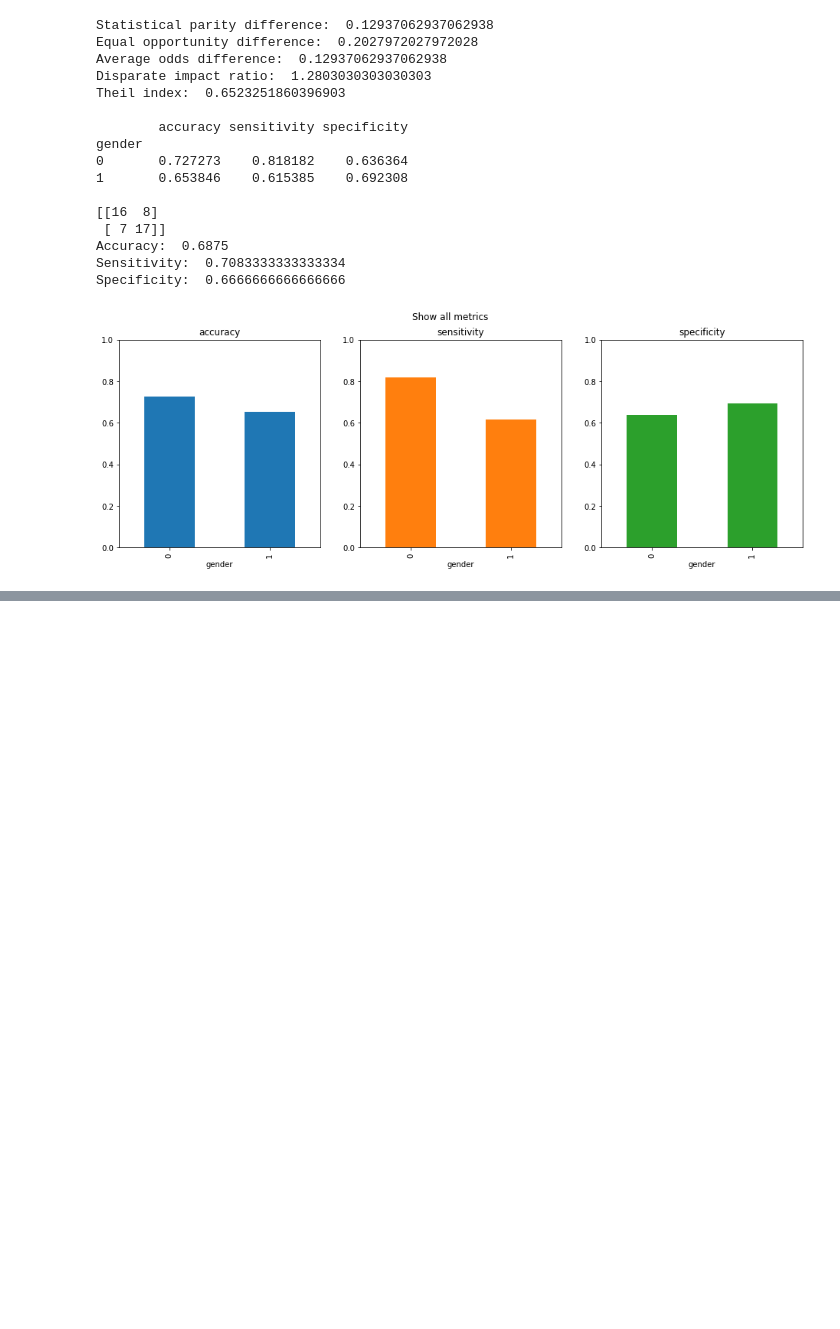
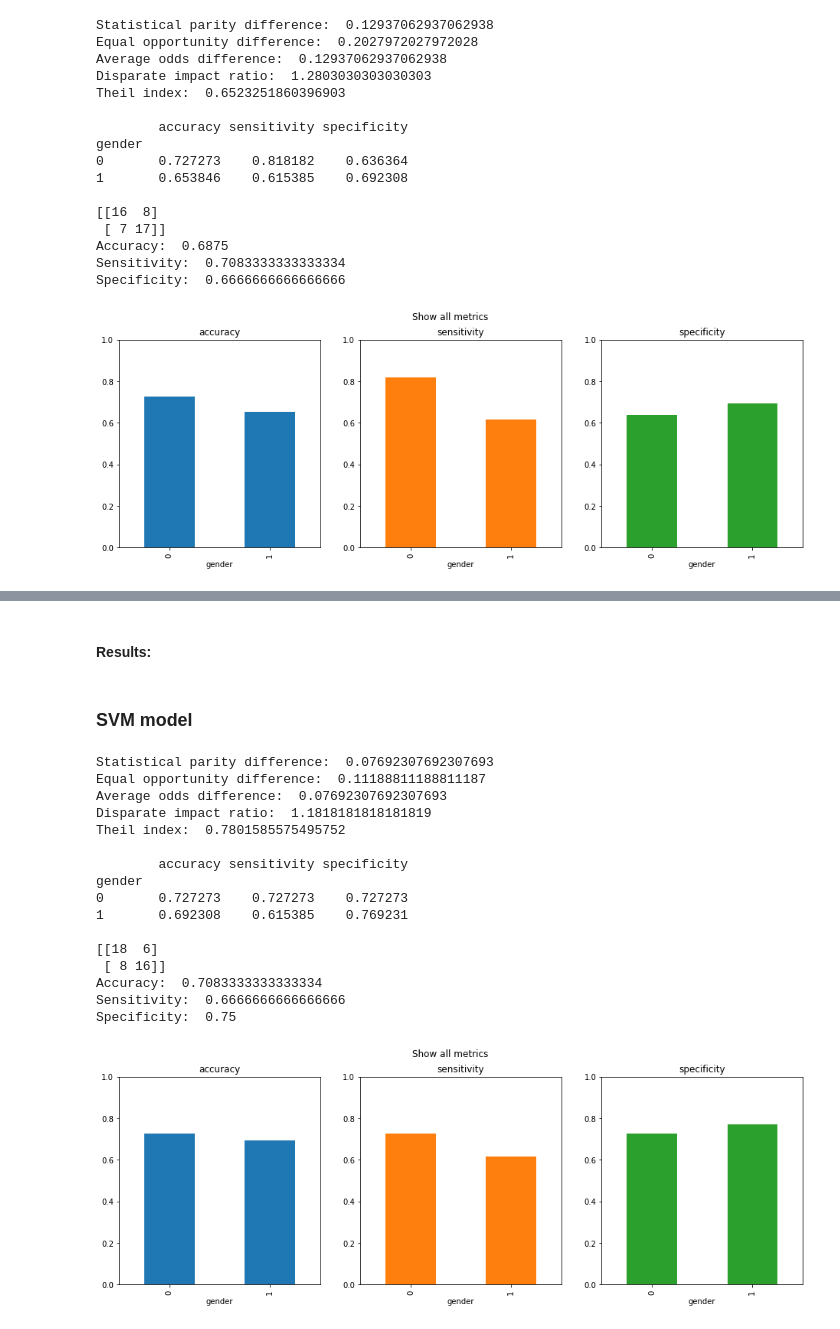
Before and after one commit to ihorhetman99/Seminar_for_SSP, a Jupyter notebook: debiasing/models.ipynb, the cells around one changed output, grey strips where cells are left out. Saved outputs shown, nothing was run; the diff lists cells and outputs as text; code cells hidden in the pictures; blank space fills up the shorter version.

```diff
--- a/debiasing/models.ipynb
+++ b/debiasing/models.ipynb
@@ -332,7 +354,16 @@ X_train = train_df[features_svm]
 Y_test = test_df["diagnosis"]
 X_test = test_df[features_svm]
 # %%
-model_svm = make_pipeline(MinMaxScaler(), SVC(kernel = 'rbf', gamma = 4.0, C = 3.0))
+model_svm = Pipeline(
+    steps=[
+        ("preprocessor", MinMaxScaler()),
+        (
+            "classifier",
+            SVC(kernel = 'rbf', gamma = 4.0, C = 3.0),
+        ),
+    ]
+)
+
 
 model_svm = evaluate_model(model_svm, X_train, Y_train, X_test, Y_test)
 # %% [output]
@@ -597,0 +667,32 @@ Specificity:  0.875
+# %% [markdown]
+#### Results:
+# %% [markdown]
+### SVM model
+# %%
+X_train_aif, y_train_aif, X_test_aif, y_test_aif = create_dataset(train_df, test_df, 'diagnosis', prot_attr_cols, features_svm)
+# %%
+# results for default model with Grid search
+
+get_values_of_aif_metrics(y_test_aif, model_svm.predict(X_test_aif))
+print('')
+plot_metrics(y_test_aif, X_test_aif, metrics, model_svm, 'gender')
+print('')
+classification_results(y_test_aif, model_svm.predict(X_test_aif))
+# %% [output]
+Statistical parity difference:  0.07692307692307693
+Equal opportunity difference:  0.11188811188811187
+Average odds difference:  0.07692307692307693
+Disparate impact ratio:  1.1818181818181819
+Theil index:  0.7801585575495752
+
+        accuracy sensitivity specificity
+gender
+0       0.727273    0.727273    0.727273
+1       0.692308    0.615385    0.769231
+
+[[18  6]
+ [ 8 16]]
+Accuracy:  0.7083333333333334
+Sensitivity:  0.6666666666666666
+Specificity:  0.75
+[figure, added]
```
Also changed, not shown: parts of 25 cells of this notebook.
